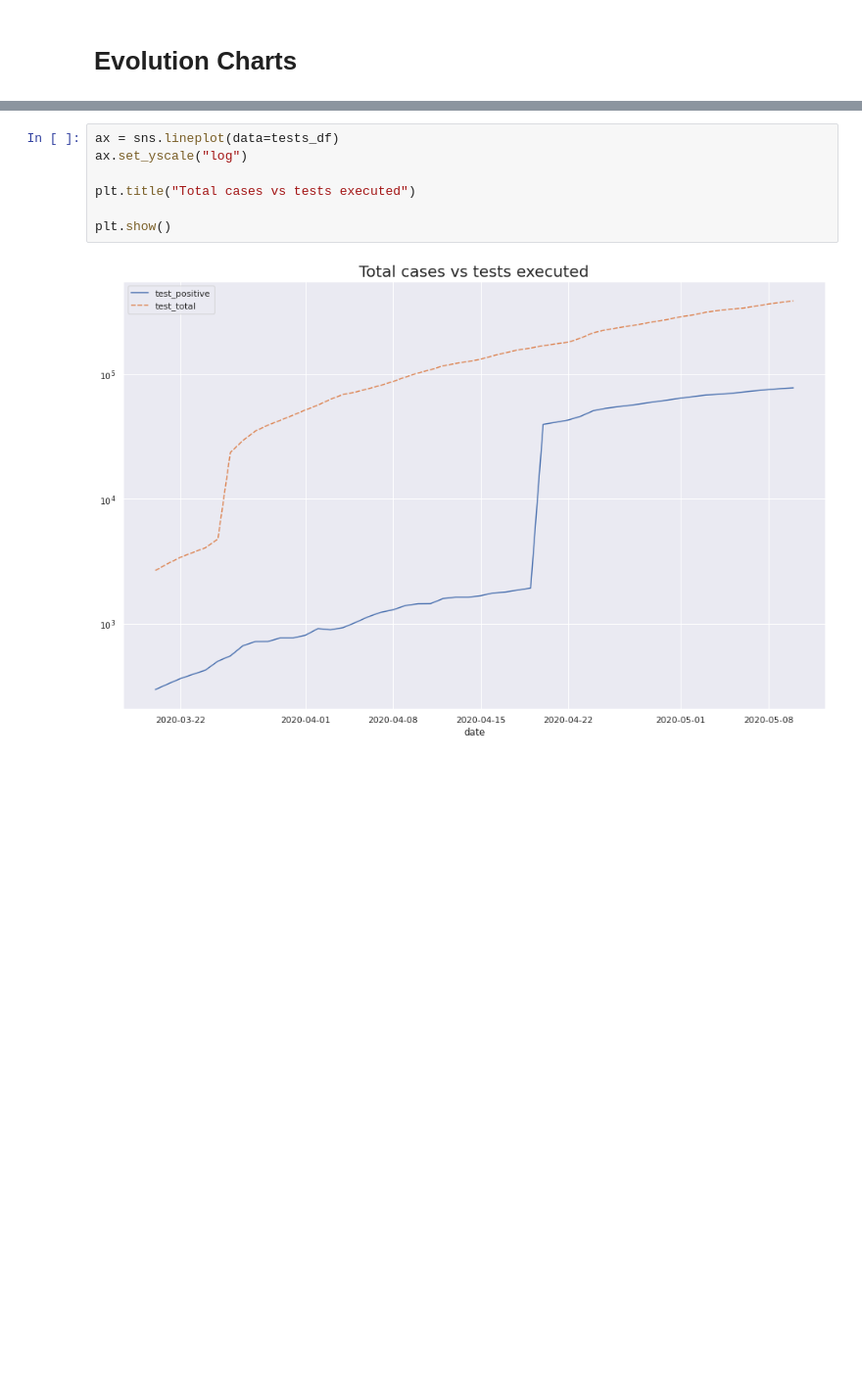
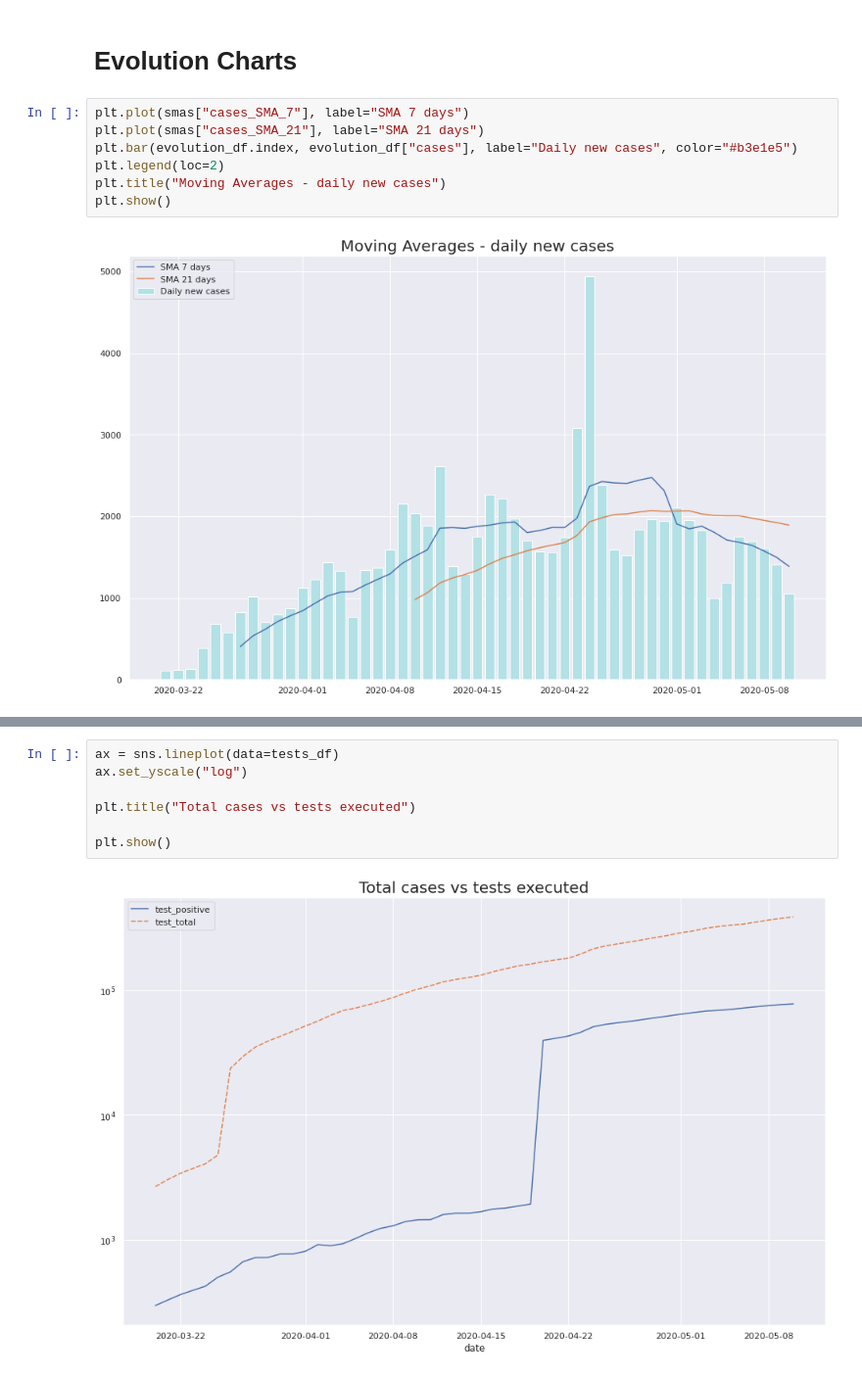
Before and after one commit to rscarvalho/coronavirus-daily-report, a Jupyter notebook: Plots.ipynb, the cells around one changed output, grey strips where cells are left out. Shown at 98% size. Cells and saved outputs as stored; diff of their text form; blank space fills up the shorter version.

```diff
--- a/Plots.ipynb
+++ b/Plots.ipynb
@@ -24,2 +30,11 @@ smas["deaths_SMA_21"] = evolution_df["deaths"].rolling(window=21).mean()
 # %% [markdown]
 # Evolution Charts
+# %%
+plt.plot(smas["cases_SMA_7"], label="SMA 7 days")
+plt.plot(smas["cases_SMA_21"], label="SMA 21 days")
+plt.bar(evolution_df.index, evolution_df["cases"], label="Daily new cases", color="#b3e1e5")
+plt.legend(loc=2)
+plt.title("Moving Averages - daily new cases")
+plt.show()
+# %% [output]
+[figure, added]
```
Also changed, not shown: parts of 11 cells of this notebook.
